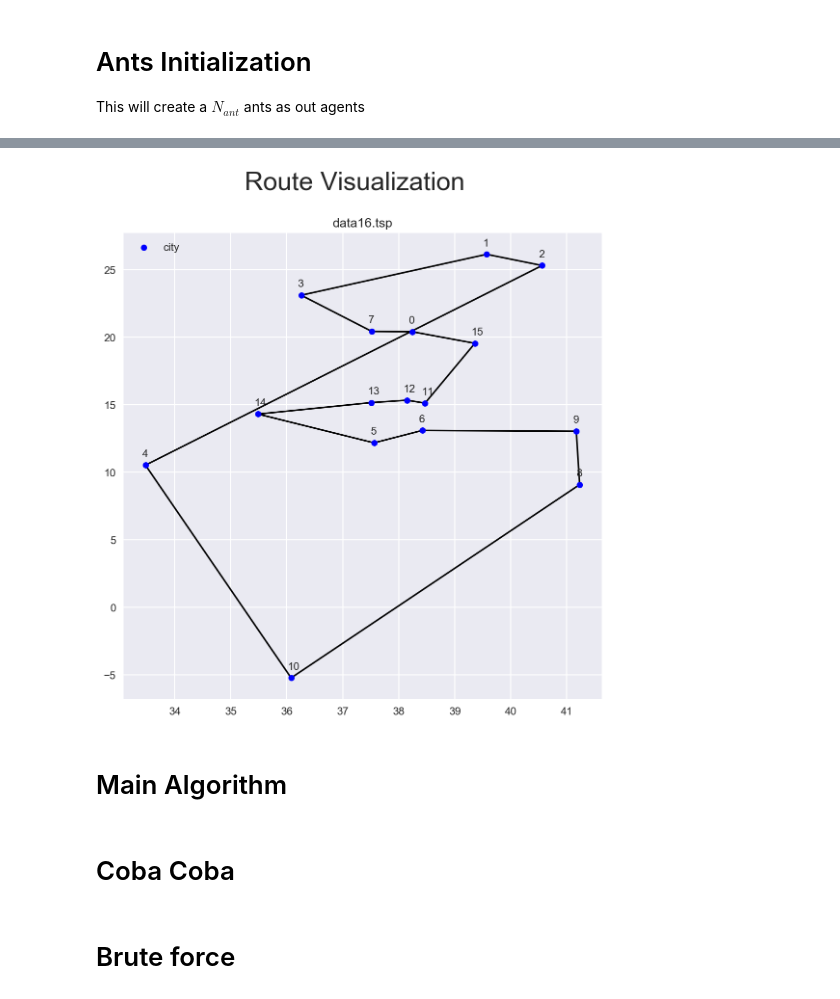
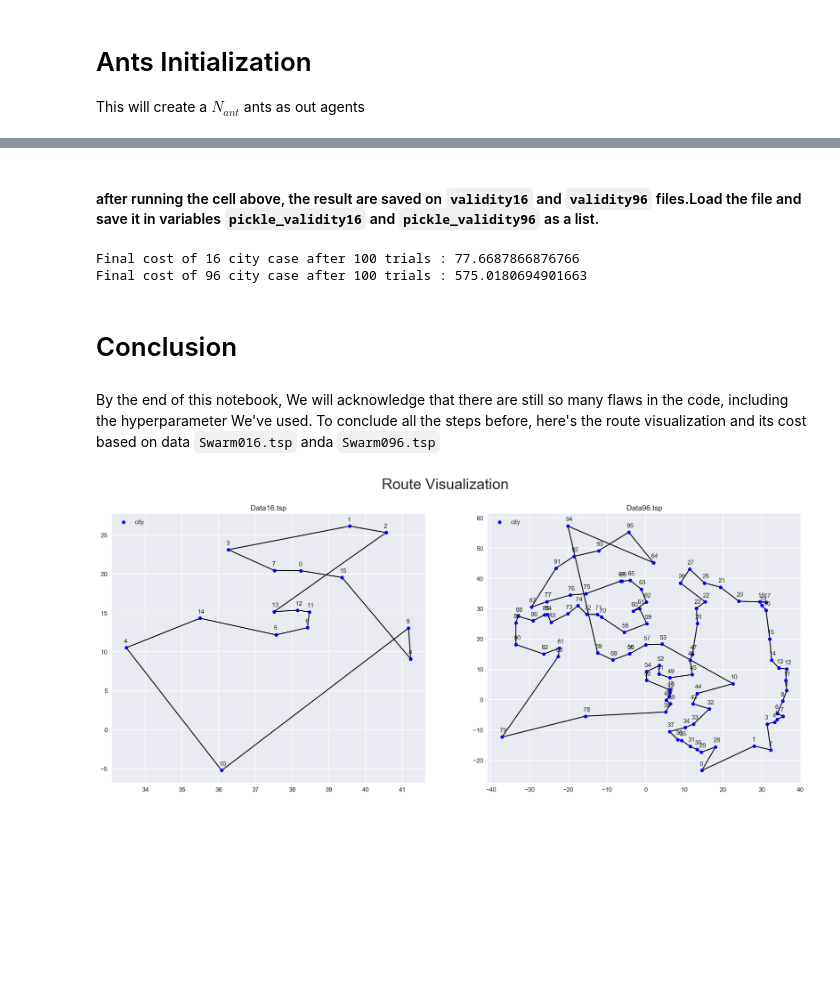
Before and after one commit to iqbalbasyar/Solving-TSP-Problem-with-Ant-System-Algorithm, a Jupyter notebook: Solving TSP Problem with Ant System Algorithm.ipynb, the cells around one changed output, grey strips where cells are left out. Cells and saved outputs as stored; diff of their text form; code cells hidden in the pictures; blank space fills up the shorter version.

```diff
--- a/Solving TSP Problem with Ant System Algorithm.ipynb
+++ b/Solving TSP Problem with Ant System Algorithm.ipynb
@@ -534,0 +583,33 @@ cost(final_route,dist_matrix_16)
+# %%
+
+N = 100
+validity16 = []
+validity96 = []
+
+for _ in range (N):
+    (N16, N96, N_ants16, N_ants96, cycle16, cycle96, alpha16,alpha96,\
+    beta16,beta96,rho16,rho96,Q16,Q96,\
+    dist16,dist96,pheromones16,pheromones96) = initiate()
+
+    fcl16, mcl16, route16, cost16 = ant_system(N_ants16, N16, cycle16, \
+                                               dist16, pheromones16, \
+                                               alpha16, beta16, rho16,\
+                                               Q16, random=True
+                                               , verbouse=False, title="AS16 #"+str(_+1))
+    validity16.append([cost16, route16])
+
+    fcl96, mcl96, route96, cost96 = ant_system(N_ants96, N96, cycle96, \
+                                                   dist96, pheromones96, \
+                                                   alpha96, beta96, rho96,\
+                                                   Q96, random=True
+                                                   , verbouse=False,title="AS96 #"+str(_+1))
+
+    validity96.append([cost96, route96])
+
+#Saving file using pickle
+pickle_out = open("validity16","wb")
+pickle.dump(validity16, pickle_out)
+pickle_out.close()
+pickle_out = open("validity96","wb")
+pickle.dump(validity96, pickle_out)
+pickle_out.close()
@@ -534,0 +630,2 @@ cost(final_route,dist_matrix_16)
+# %% [markdown]
+#### after running the cell above, the result are saved on `validity16` and `validity96` files.Load the file and save it in variables `pickle_validity16` and `pickle_validity96` as a list.
@@ -535,11 +641,22 @@ cost(final_route,dist_matrix_16)
+# %%
+print("Final cost of 16 city case after 100 trials : {}".format(finalcost16))
+print("Final cost of 96 city case after 100 trials : {}".format(finalcost96))
+# %% [output]
+Final cost of 16 city case after 100 trials : 77.6687866876766
+Final cost of 96 city case after 100 trials : 575.0180694901663
+# %% [markdown]
+# Conclusion
+# %% [markdown]
+By the end of this notebook, We will acknowledge that there are still so many flaws in the code, including the hyperparameter We've used. To conclude all the steps before, here's the route visualization and its cost based on data `Swarm016.tsp` anda `Swarm096.tsp`
 # %%
-datas = [data16]
-axes = 1
-titles = ["data16.tsp"]
+datas = [data16, data96]
+axes = 2
+this_routes = [route16, route96]
+titles = ["Data16.tsp","Data96.tsp"]
+
 ib_scatterhs_2d(datas,axes,titles,dpi=80,node_color='b'
-                ,figsize=(8,8),route=final_route, suptitle="Route Visualization"
+                ,figsize=(20,8),route=this_routes, suptitle="Route Visualization"
                 , print_route=True, verbouse = True)
+# print("Accuracy = 1-(mycost - bestcost)/bestcost : {}".format(1-(cost(final_route, dist16)-cost(troute, dist16))/cost(troute, dist16)))
 # %% [output]
-[figure, old version]
+[figure, new version]
-# %% [markdown]
-# Main Algorithm
@@ -554,4 +662,0 @@ NC = 0
-# %% [markdown]
-# Coba Coba
-# %% [markdown]
-# Brute force
```
Also changed, not shown: parts of 48 cells of this notebook, 12 other files.
